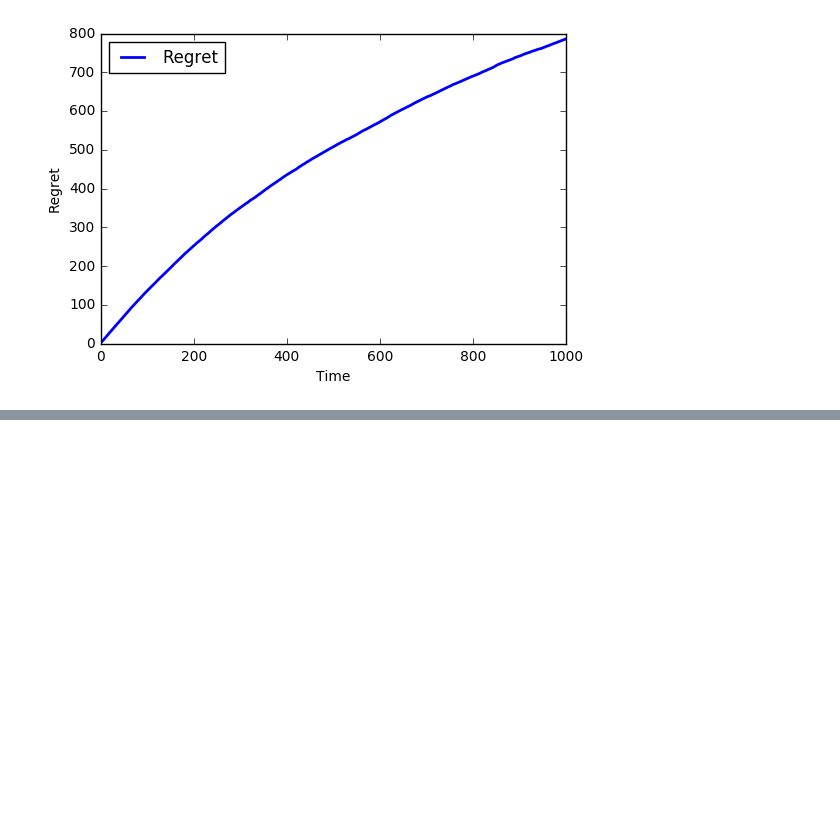
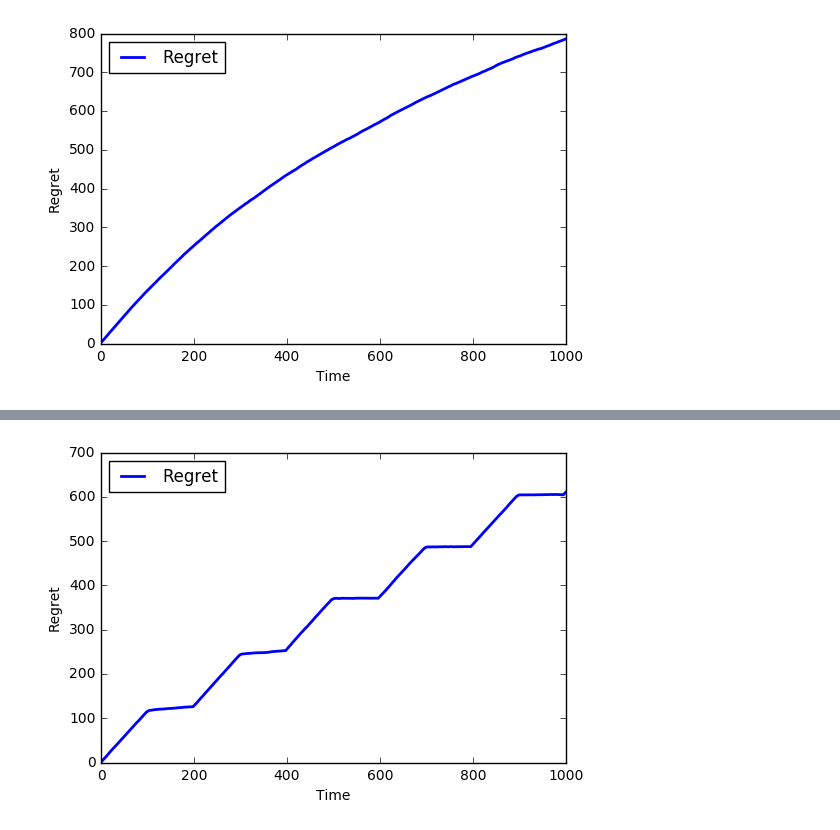
Before and after one commit to zaccharieramzi/rl-project, a Jupyter notebook: benchmark.ipynb, the cells around one changed output, grey strips where cells are left out. Drawn from its saved outputs; the diff is of its cells as text; code cells hidden in the pictures; blank space fills up the shorter version.

```diff
--- a/benchmark.ipynb
+++ b/benchmark.ipynb
@@ -101,0 +117,10 @@ regret_plt(best_arms_mean, mega_expected_rewards)
+# %%
+musical_c_rewards = np.zeros((mc_horizon, t_horizon))
+# %%
+for t in range(mc_horizon):
+    musical_c_rewards[t, :] = mc_routine(n_users, params, n_arms, t_horizon, arm_means)[:, 0]
+# %%
+musical_c_expected_rewards = np.mean(musical_c_rewards, axis=0)
+regret_plt(best_arms_mean, musical_c_expected_rewards)
+# %% [output]
+[figure, added]
```
Also changed, not shown: parts of 5 cells of this notebook, 1 other file.
